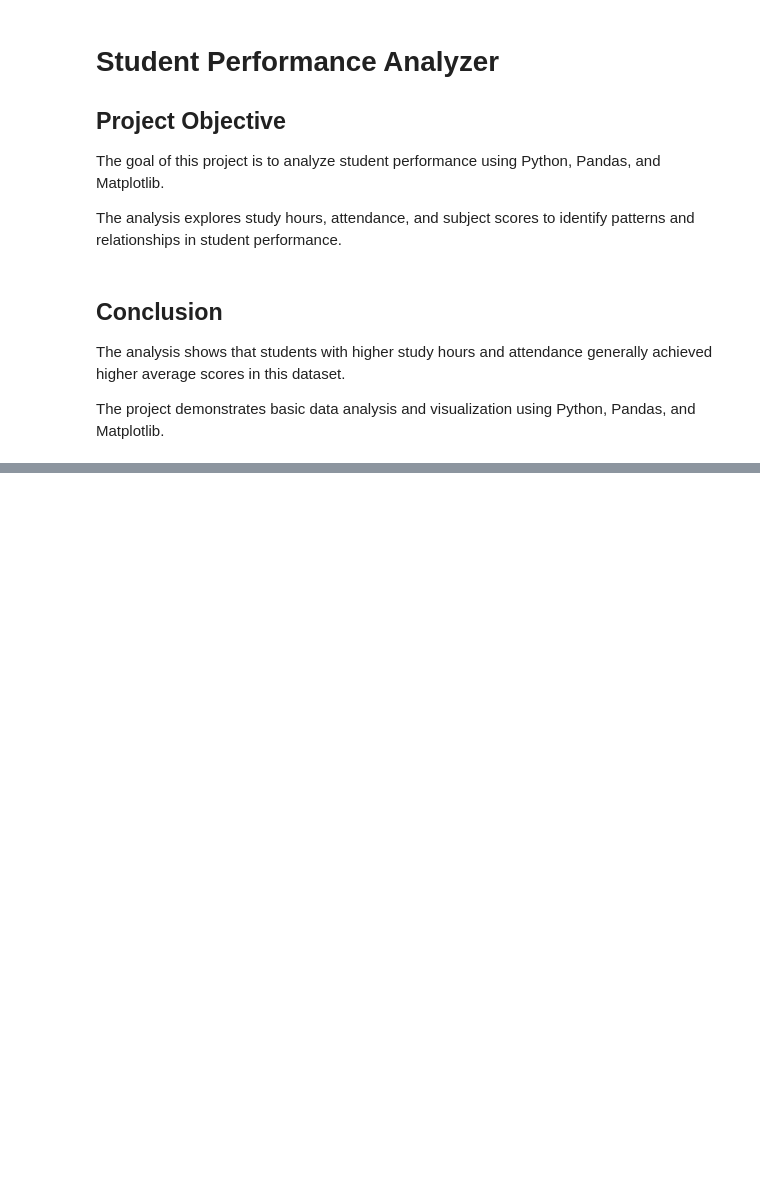
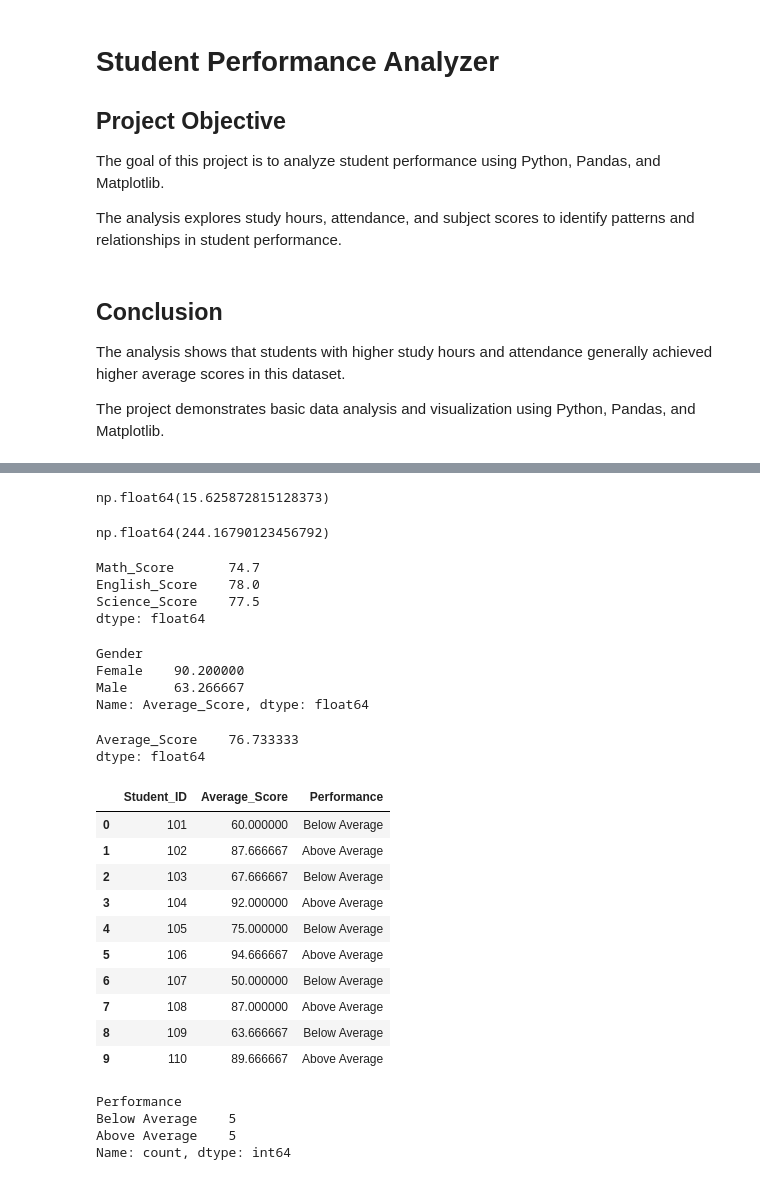
Before and after one commit to kunalkumar-45/Student-Performance-Analyzer, a Jupyter notebook: Notebook/student_performance_analysis.ipynb, the cells around one changed output, grey strips where cells are left out. Drawn from its saved outputs; the diff is of its cells as text; code cells hidden in the pictures; blank space fills up the shorter version.

```diff
--- a/Notebook/student_performance_analysis.ipynb
+++ b/Notebook/student_performance_analysis.ipynb
@@ -615,0 +729,51 @@ using Python, Pandas, and Matplotlib.
+# %%
+df["Average_Score"].std()
+# %% [output]
+np.float64(15.625872815128373)
+# %%
+df["Average_Score"].var()
+# %% [output]
+np.float64(244.16790123456792)
+# %%
+subject_average = df[["Math_Score", "English_Score", "Science_Score"]].mean()
+subject_average
+# %% [output]
+Math_Score       74.7
+English_Score    78.0
+Science_Score    77.5
+dtype: float64
+# %%
+df.groupby("Gender")["Average_Score"].mean()
+# %% [output]
+Gender
+Female    90.200000
+Male      63.266667
+Name: Average_Score, dtype: float64
+# %%
+df[["Average_Score"]].mean()
+# %% [output]
+Average_Score    76.733333
+dtype: float64
+# %%
+class_average = df["Average_Score"].mean()
+df["Performance"] = df["Average_Score"].apply( lambda x: "Above Average" if x >= class_average else "Below Average")
+df[["Student_ID", "Average_Score", "Performance"]]
+# %% [output]
+|  | Student_ID | Average_Score | Performance |
+| 0 | 101 | 60.000000 | Below Average |
+| 1 | 102 | 87.666667 | Above Average |
+| 2 | 103 | 67.666667 | Below Average |
+| 3 | 104 | 92.000000 | Above Average |
+| 4 | 105 | 75.000000 | Below Average |
+| 5 | 106 | 94.666667 | Above Average |
+| 6 | 107 | 50.000000 | Below Average |
+| 7 | 108 | 87.000000 | Above Average |
+| 8 | 109 | 63.666667 | Below Average |
+| 9 | 110 | 89.666667 | Above Average |
+# %%
+df["Performance"].value_counts()
+# %% [output]
+Performance
+Below Average    5
+Above Average    5
+Name: count, dtype: int64
```
Also changed, not shown: parts of 18 cells of this notebook, 1 other file.
